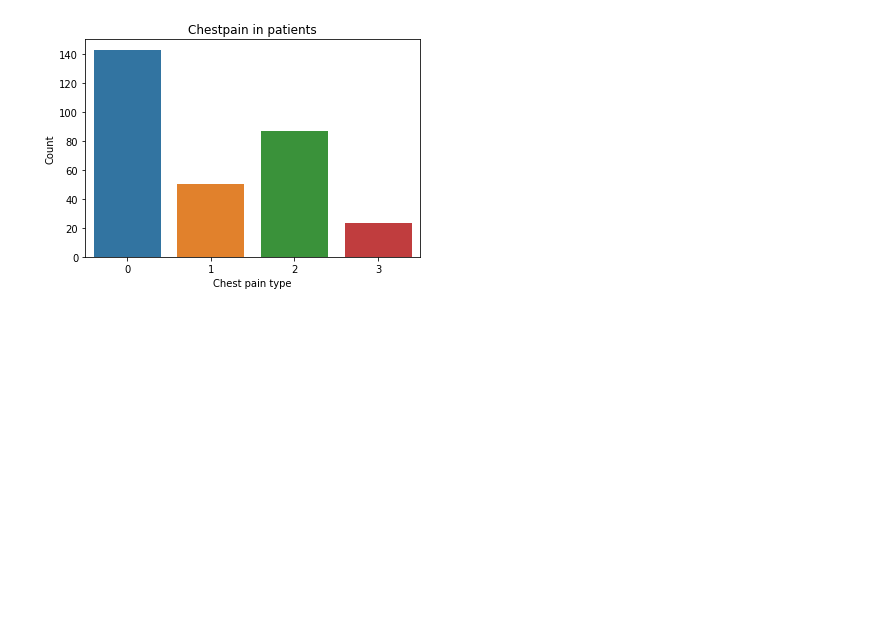
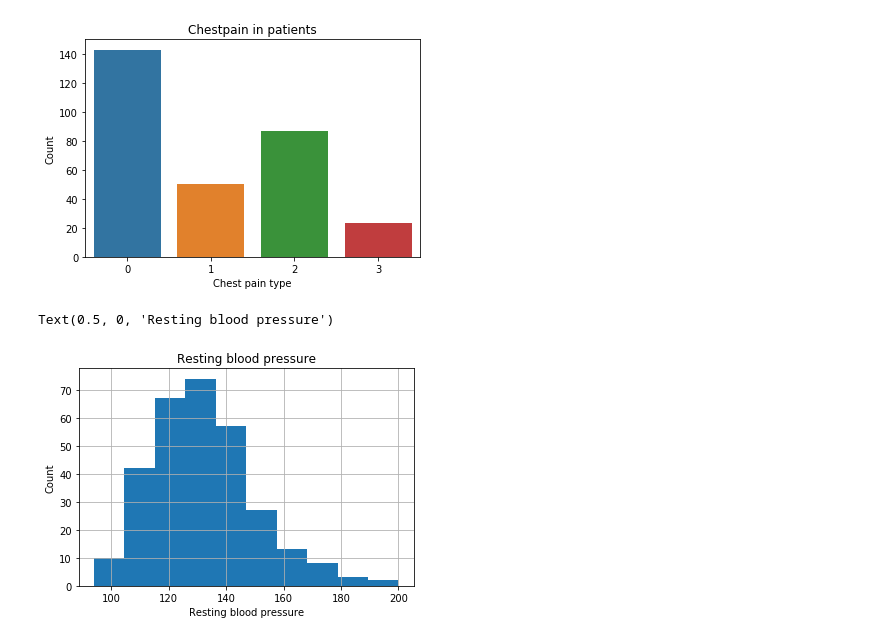
Before and after one commit to ben-pharma/heart_disease, a Jupyter notebook: app.ipynb, the cells around one changed output. Saved outputs shown, nothing was run; the diff lists cells and outputs as text; code cells hidden in the pictures; blank space fills up the shorter version.

```diff
--- a/app.ipynb
+++ b/app.ipynb
@@ -113,0 +111,8 @@ sns.map_diag(sns.kdeplot, lw=2)
+# %%
+df.trestbps.hist()
+plt.title('Resting blood pressure')
+plt.ylabel('Count')
+plt.xlabel('Resting blood pressure')
+# %% [output]
+Text(0.5, 0, 'Resting blood pressure')
+[figure, added]
```
Also changed, not shown: parts of 16 cells of this notebook.
